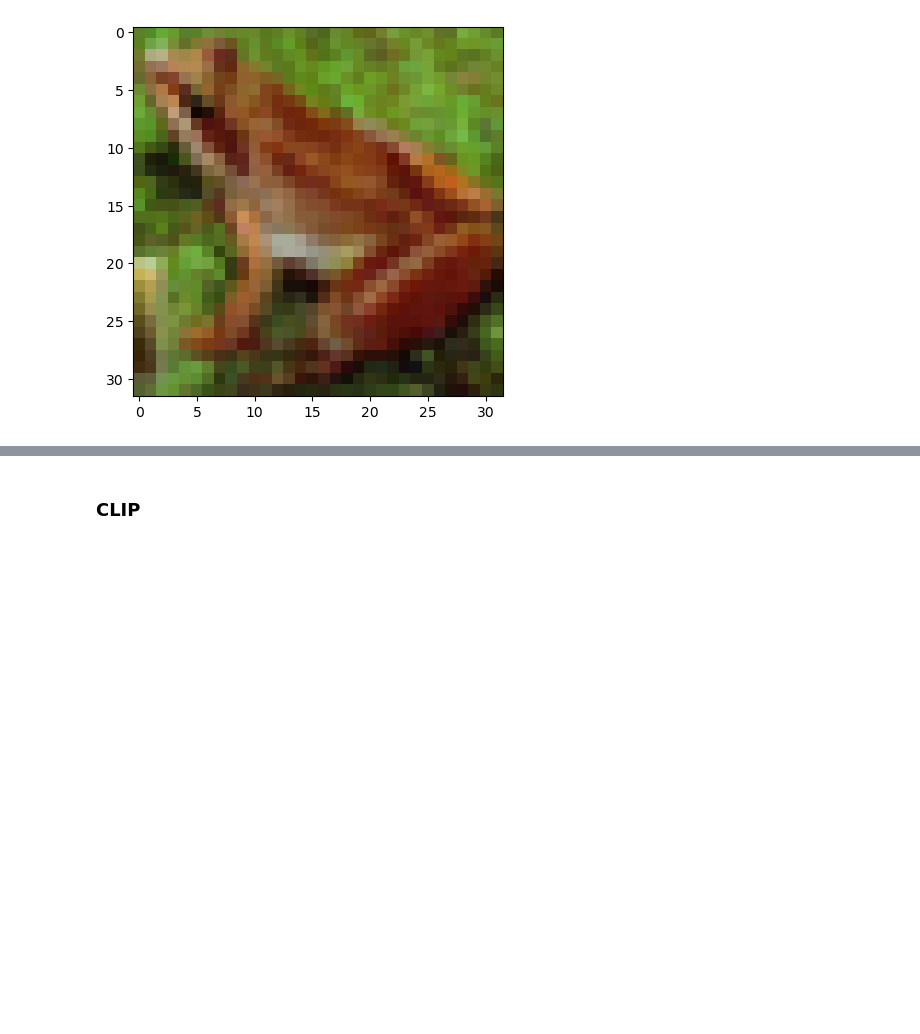
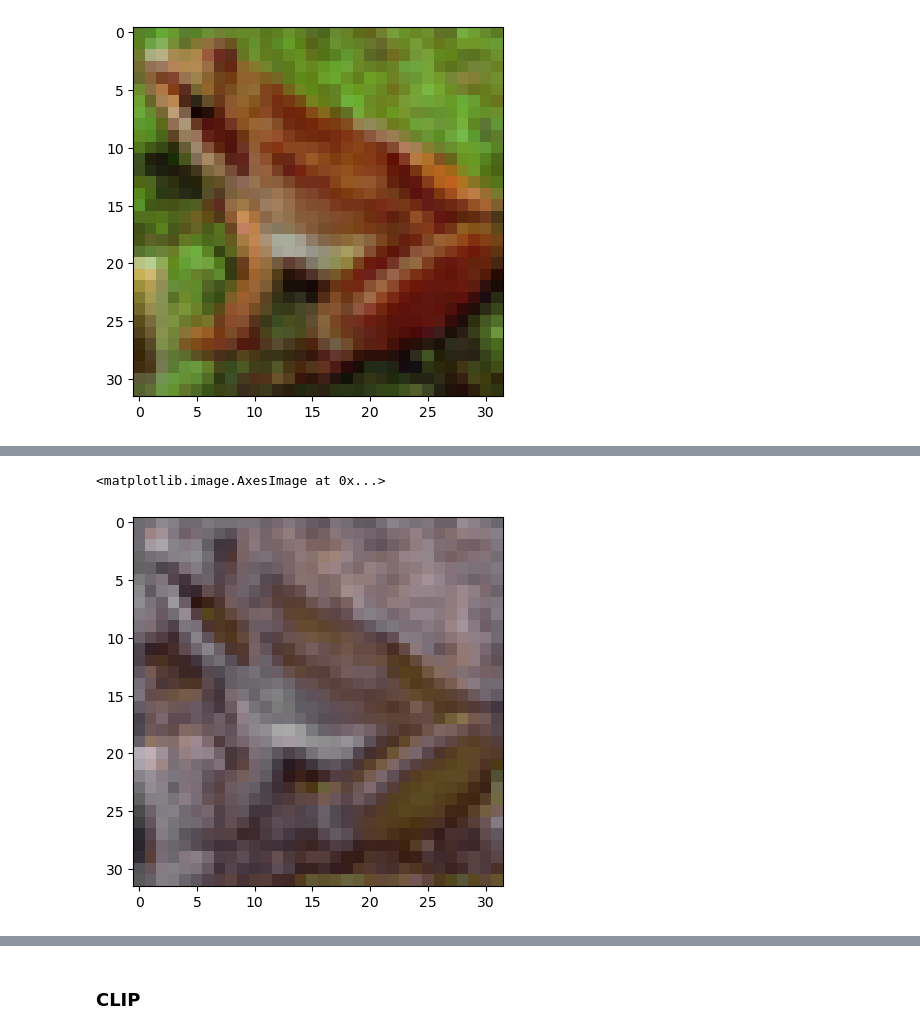
Before and after one commit to Tejas204/Explainable-CNN, a Jupyter notebook: main_sae.ipynb, the cells around one changed output, grey strips where cells are left out. Cells and saved outputs as stored; diff of their text form; code cells hidden in the pictures; blank space fills up the shorter version.

```diff
--- a/main_sae.ipynb
+++ b/main_sae.ipynb
@@ -290,0 +296,6 @@ Clipping input data to the valid range for imshow with RGB data ([0..1] for floa
+# %%
+overlay_img = explanation.overlap_heatmap(unnormalized, explanation.arranged_tensor, alpha_scale=0.3, cmap='inferno', greyscale=True)
+plt.imshow(overlay_img)
+# %% [output]
+<matplotlib.image.AxesImage at 0x...>
+[figure, added]
```
Also changed, not shown: parts of 3 cells of this notebook, 2 other files.
